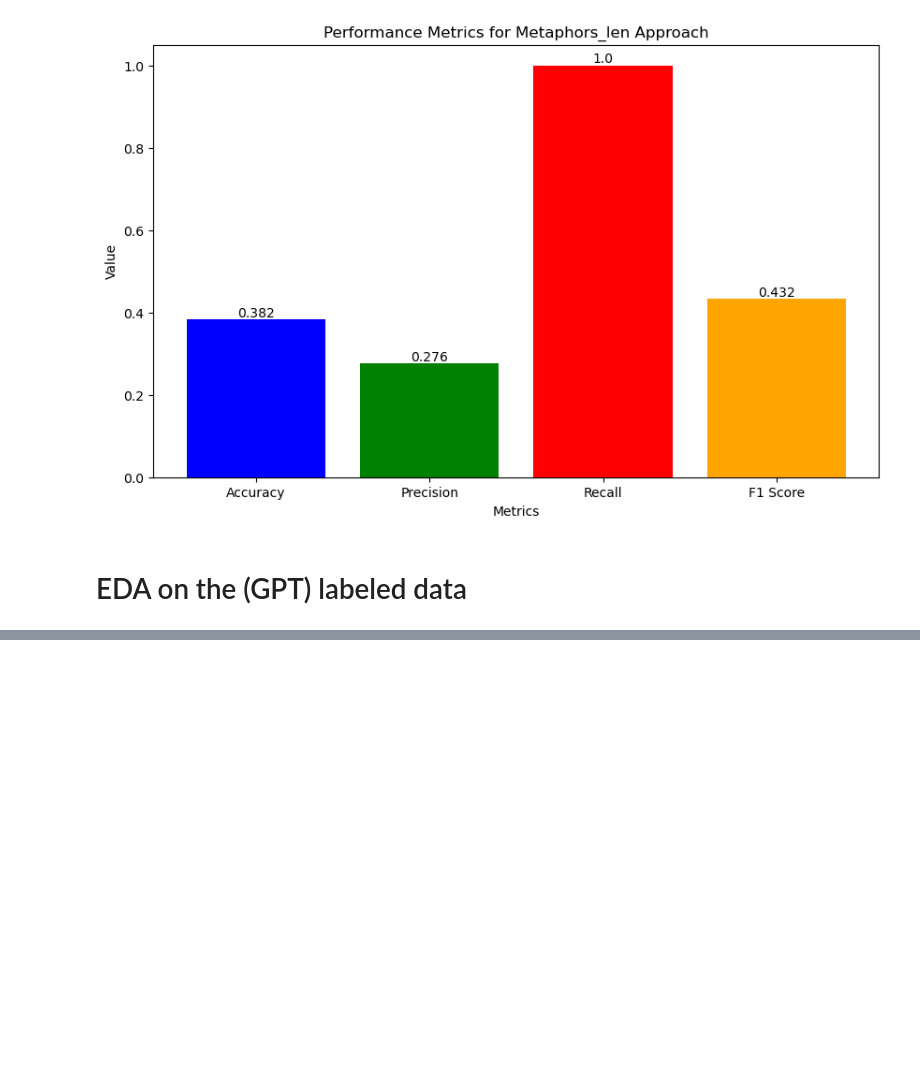
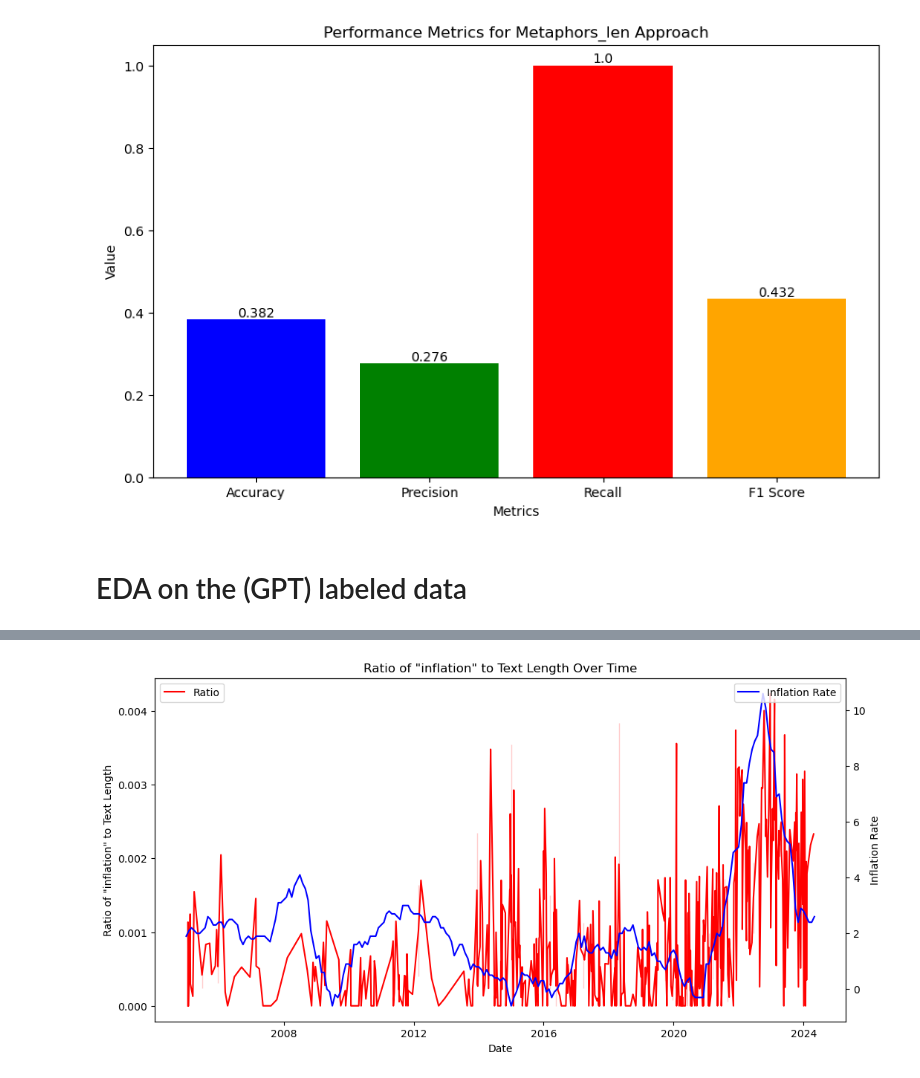
Before and after one commit to lalvarezpoli/DSDM_Thesis, a Jupyter notebook: metaphors_analysis.ipynb, the cells around one changed output, grey strips where cells are left out. Saved outputs shown, nothing was run; the diff lists cells and outputs as text; code cells hidden in the pictures; blank space fills up the shorter version.

```diff
--- a/metaphors_analysis.ipynb
+++ b/metaphors_analysis.ipynb
@@ -58,5 +59,12 @@ df['Date'] = pd.to_datetime(df['Date'])
 # For computation speed, limit the data to the last 50 rows:
 #df = df.tail(50)
 
+start = df["Date"].min()
+start = start.strftime('%Y-%m')
+df2 = ecbdata.get_series('ICP.M.U2.N.000000.4.ANR',
+                        start=start)
+df2["TIME_PERIOD"] = pd.to_datetime(df2["TIME_PERIOD"])
+print("Start date is: ",start)
+
 df.head()
 # %% [output]
@@ -327,3 +314,7 @@ evaluate_approach(df_labels, 'Metaphors_len')
 [figure]
 # %% [markdown]
 # EDA on the (GPT) labeled data
+# %%
+# Add Ratio of Metaphors to the dataframe, Frequency / text length
+df['Ratio'] = df['Frequency'] / df['text_length']
+df.head()
@@ -329,0 +341,18 @@ evaluate_approach(df_labels, 'Metaphors_len')
+# %%
+# Plot the Ratio over time with the Inflation Rate
+plt.figure(figsize=(12, 6))
+sns.lineplot(data=df, x='Date', y='Ratio', color='red', label='Ratio')
+plt.title('Ratio of "inflation" to Text Length Over Time')
+plt.xlabel('Date')
+plt.ylabel('Ratio of "inflation" to Text Length')
+plt.legend(loc='upper left')
+
+# Plot the Inflation Rate
+plt.twinx()
+sns.lineplot(data=df2, x='TIME_PERIOD', y='OBS_VALUE', color='blue', label='Inflation Rate')
+plt.ylabel('Inflation Rate')
+plt.legend(loc='upper right')
+
+plt.show()
+# %% [output]
+[figure, added]
```
Also changed, not shown: parts of 15 cells of this notebook, 1 other file.
